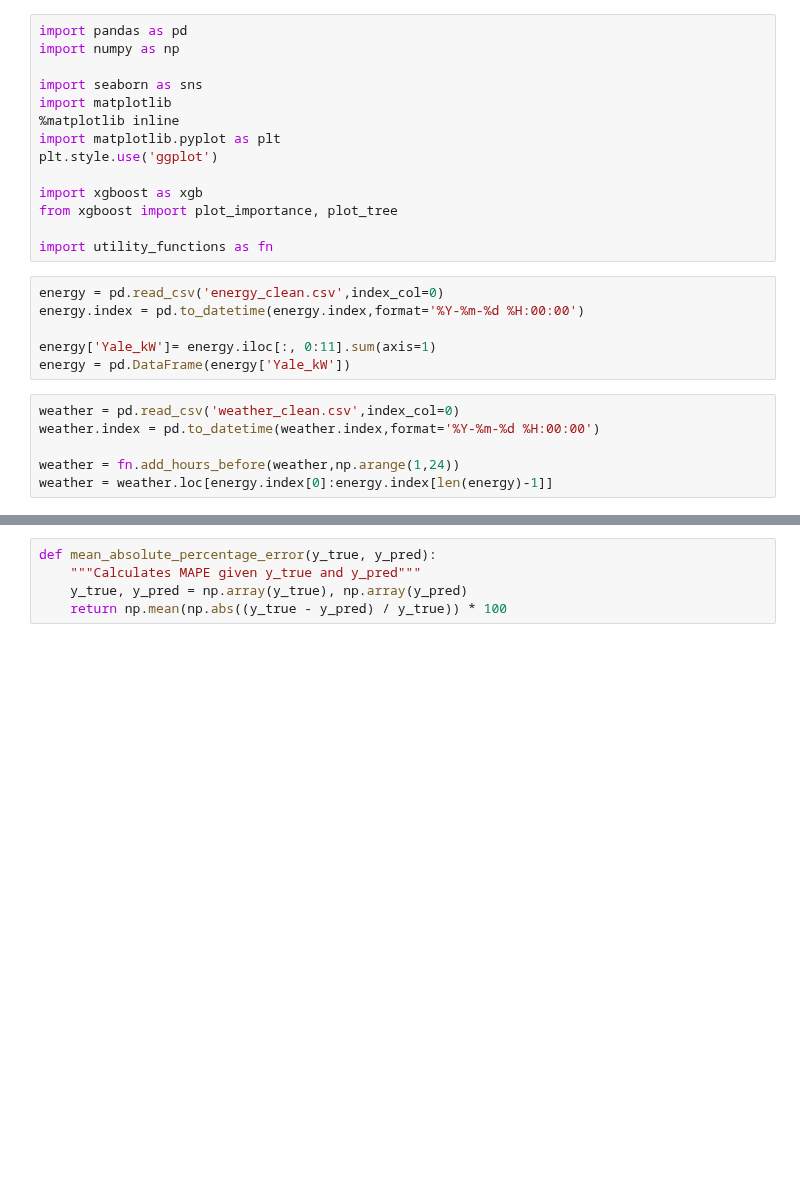
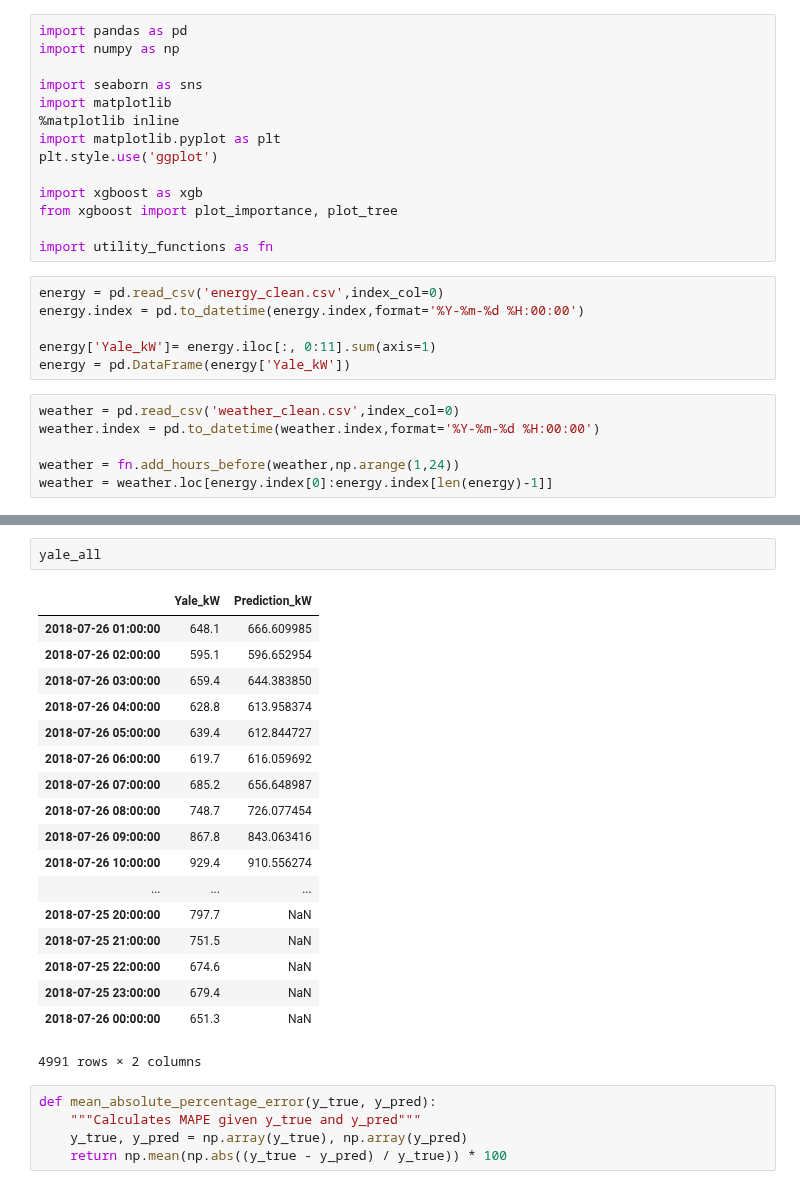
Before and after one commit to kevinkoste/university-load-forecasting, a Jupyter notebook: XGB_model.ipynb, the cells around one changed output, grey strips where cells are left out. Drawn from its saved outputs; the diff is of its cells as text; blank space fills up the shorter version.

```diff
--- a/XGB_model.ipynb
+++ b/XGB_model.ipynb
@@ -73,3 +69,24 @@ _ = yale_all[['Yale_kW','Prediction_kW']].plot(figsize=(15, 5))
+# %%
+yale_all
+# %% [output]
+|  | Yale_kW | Prediction_kW |
+| 2018-07-26 01:00:00 | 648.1 | 666.609985 |
+| 2018-07-26 02:00:00 | 595.1 | 596.652954 |
+| 2018-07-26 03:00:00 | 659.4 | 644.383850 |
+| 2018-07-26 04:00:00 | 628.8 | 613.958374 |
+| 2018-07-26 05:00:00 | 639.4 | 612.844727 |
+| 2018-07-26 06:00:00 | 619.7 | 616.059692 |
+| 2018-07-26 07:00:00 | 685.2 | 656.648987 |
+| 2018-07-26 08:00:00 | 748.7 | 726.077454 |
+| 2018-07-26 09:00:00 | 867.8 | 843.063416 |
+| 2018-07-26 10:00:00 | 929.4 | 910.556274 |
+| ... | ... | ... |
+| 2018-07-25 20:00:00 | 797.7 | NaN |
+| 2018-07-25 21:00:00 | 751.5 | NaN |
+| 2018-07-25 22:00:00 | 674.6 | NaN |
+| 2018-07-25 23:00:00 | 679.4 | NaN |
+| 2018-07-26 00:00:00 | 651.3 | NaN |
+4991 rows × 2 columns
 # %%
 def mean_absolute_percentage_error(y_true, y_pred):
     """Calculates MAPE given y_true and y_pred"""
```
Also changed, not shown: parts of 10 cells of this notebook, 2 other files.
